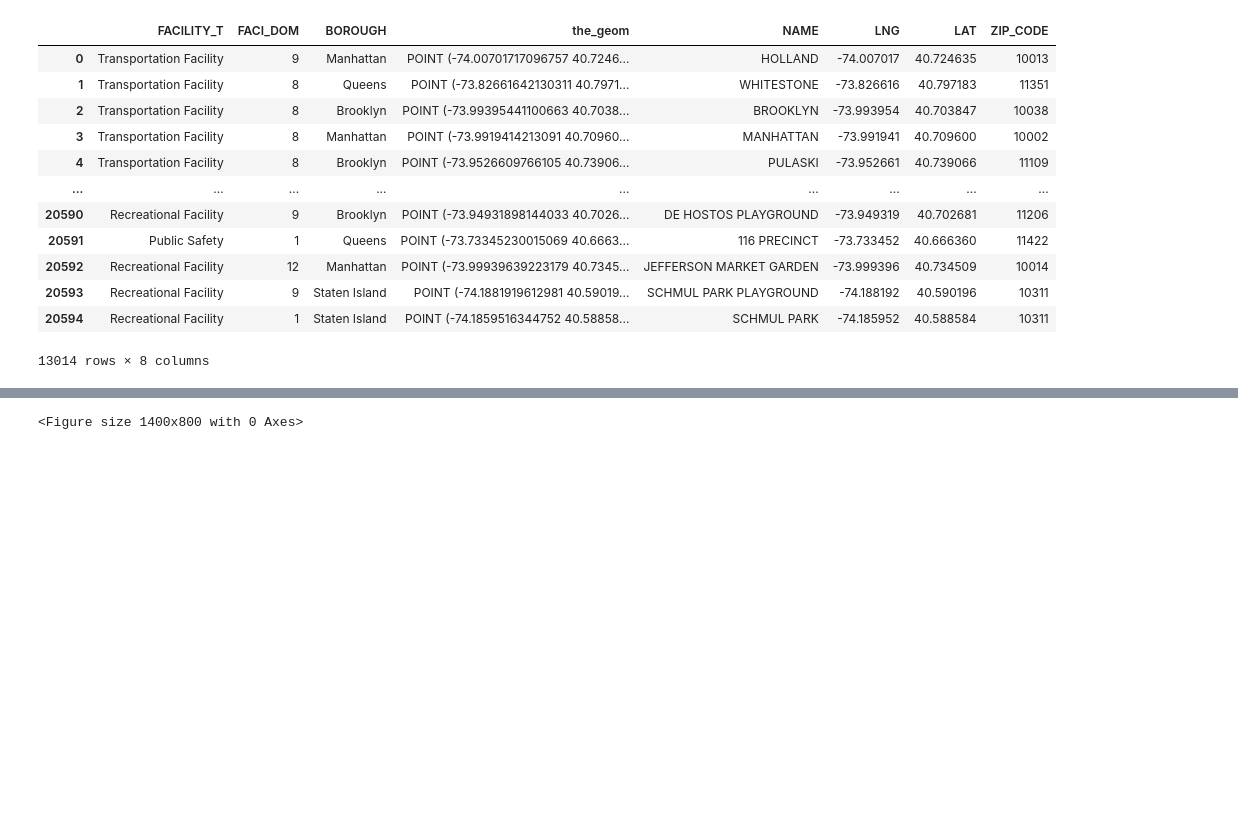
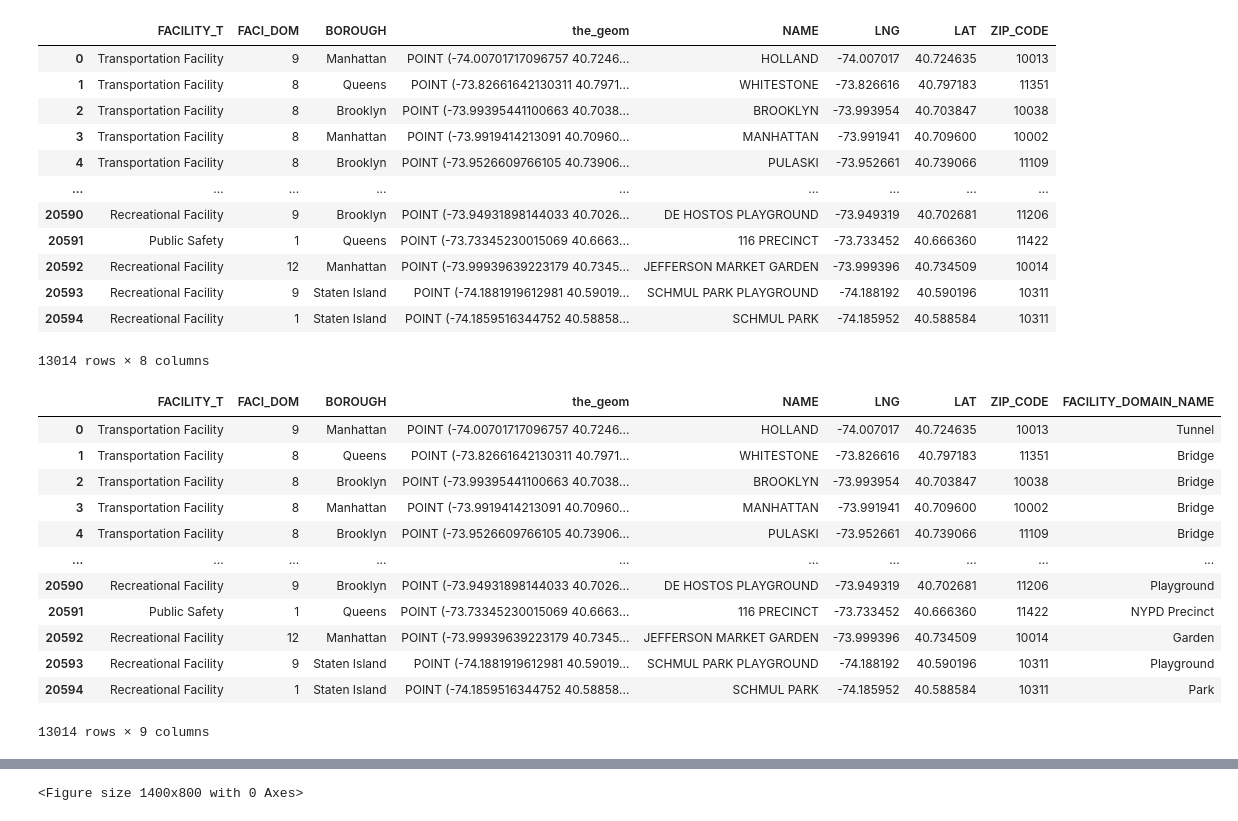
Before and after one commit to NikAkt/reiah, a Jupyter notebook: data_analytics/data_cleaning/amenities_data/amenities_data.ipynb, the cells around one changed output, grey strips where cells are left out. Saved outputs shown, nothing was run; the diff lists cells and outputs as text; code cells hidden in the pictures; blank space fills up the shorter version.

```diff
--- a/data_analytics/data_cleaning/amenities_data/amenities_data.ipynb
+++ b/data_analytics/data_cleaning/amenities_data/amenities_data.ipynb
@@ -112,3 +154,19 @@ cleaned_data
+# %%
+cleaned_data
+# %% [output]
+|  | FACILITY_T | FACI_DOM | BOROUGH | the_geom | NAME | LNG | LAT | ZIP_CODE | FACILITY_DOMAIN_NAME |
+| 0 | Transportation Facility | 9 | Manhattan | POINT (-74.00701717096757 40.7246... | HOLLAND | -74.007017 | 40.724635 | 10013 | Tunnel |
+| 1 | Transportation Facility | 8 | Queens | POINT (-73.82661642130311 40.7971... | WHITESTONE | -73.826616 | 40.797183 | 11351 | Bridge |
+| 2 | Transportation Facility | 8 | Brooklyn | POINT (-73.99395441100663 40.7038... | BROOKLYN | -73.993954 | 40.703847 | 10038 | Bridge |
+| 3 | Transportation Facility | 8 | Manhattan | POINT (-73.9919414213091 40.70960... | MANHATTAN | -73.991941 | 40.709600 | 10002 | Bridge |
+| 4 | Transportation Facility | 8 | Brooklyn | POINT (-73.9526609766105 40.73906... | PULASKI | -73.952661 | 40.739066 | 11109 | Bridge |
+| ... | ... | ... | ... | ... | ... | ... | ... | ... | ... |
+| 20590 | Recreational Facility | 9 | Brooklyn | POINT (-73.94931898144033 40.7026... | DE HOSTOS PLAYGROUND | -73.949319 | 40.702681 | 11206 | Playground |
+| 20591 | Public Safety | 1 | Queens | POINT (-73.73345230015069 40.6663... | 116 PRECINCT | -73.733452 | 40.666360 | 11422 | NYPD Precinct |
+| 20592 | Recreational Facility | 12 | Manhattan | POINT (-73.99939639223179 40.7345... | JEFFERSON MARKET GARDEN | -73.999396 | 40.734509 | 10014 | Garden |
+| 20593 | Recreational Facility | 9 | Staten Island | POINT (-74.1881919612981 40.59019... | SCHMUL PARK PLAYGROUND | -74.188192 | 40.590196 | 10311 | Playground |
+| 20594 | Recreational Facility | 1 | Staten Island | POINT (-74.1859516344752 40.58858... | SCHMUL PARK | -74.185952 | 40.588584 | 10311 | Park |
+13014 rows × 9 columns
 # %%
 # Drop
 cleaned_data.drop(columns=['the_geom'], inplace=True)
```
Also changed, not shown: parts of 24 cells of this notebook, 1 other file.
